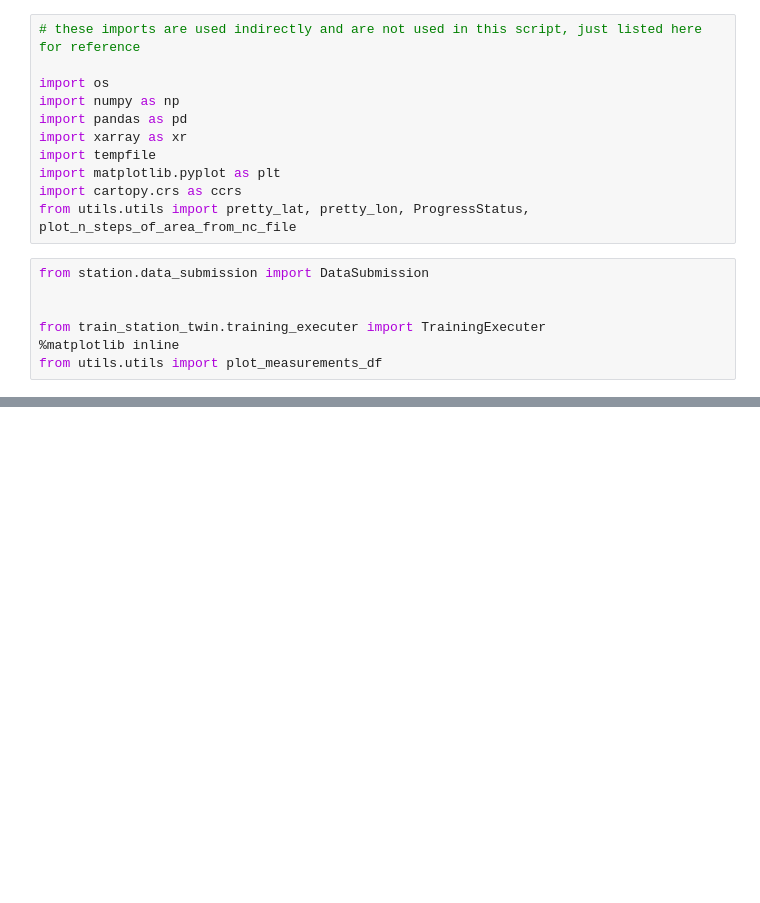
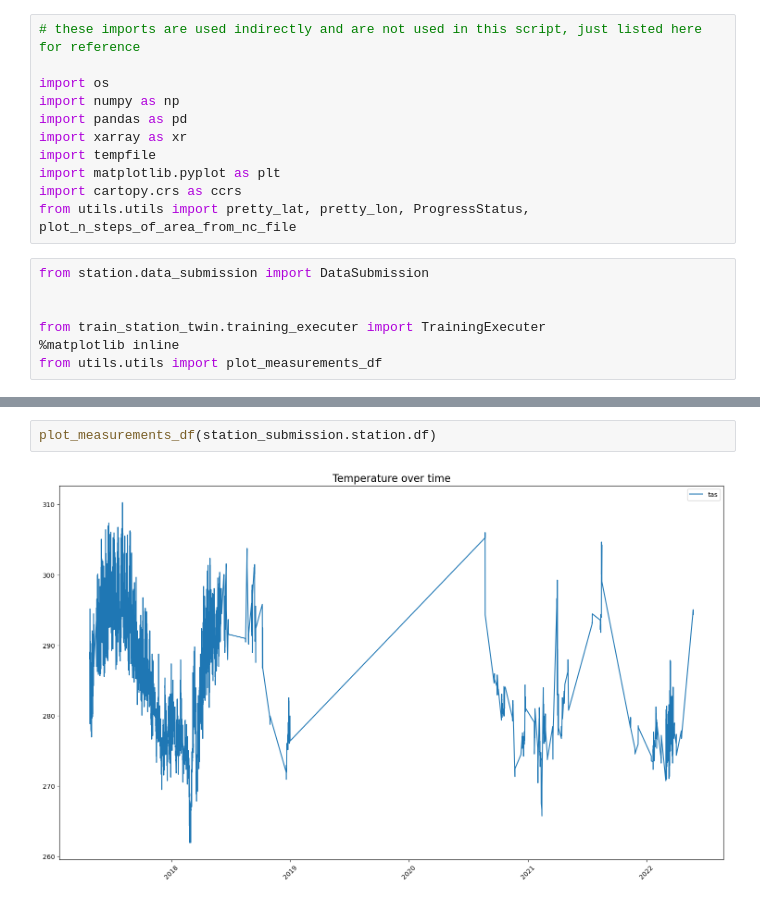
Before and after one commit to Ferdinand1123/digital-twin-for-weather-station, a Jupyter notebook: training_executer.ipynb, the cells around one changed output, grey strips where cells are left out. Cells and saved outputs as stored; diff of their text form; blank space fills up the shorter version.

```diff
--- a/training_executer.ipynb
+++ b/training_executer.ipynb
@@ -80,3 +81,7 @@ Downloading 2019-5
+# %%
+plot_measurements_df(station_submission.station.df)
+# %% [output]
+[figure, added]
 # %%
 print(f"Job ID: {job_id}")
 print(f"tail -f {training.temp_dir.name}/slurm_logs/crai_crai-train_{job_id}.log")
```
Also changed, not shown: parts of 5 cells of this notebook, 40 other files.
